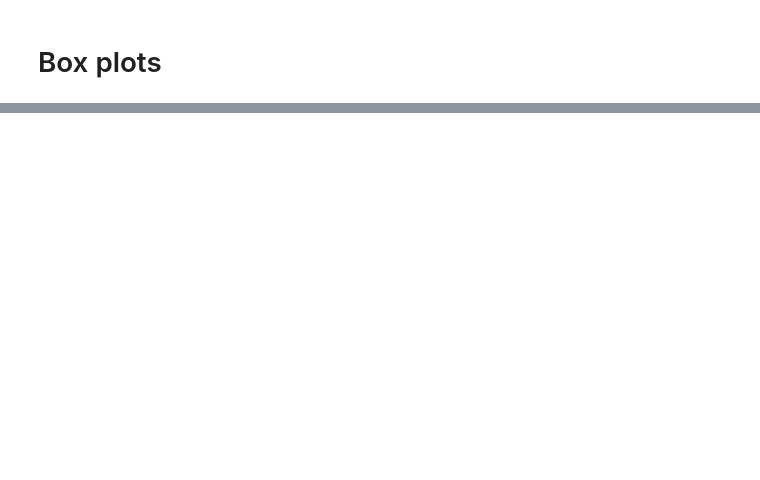
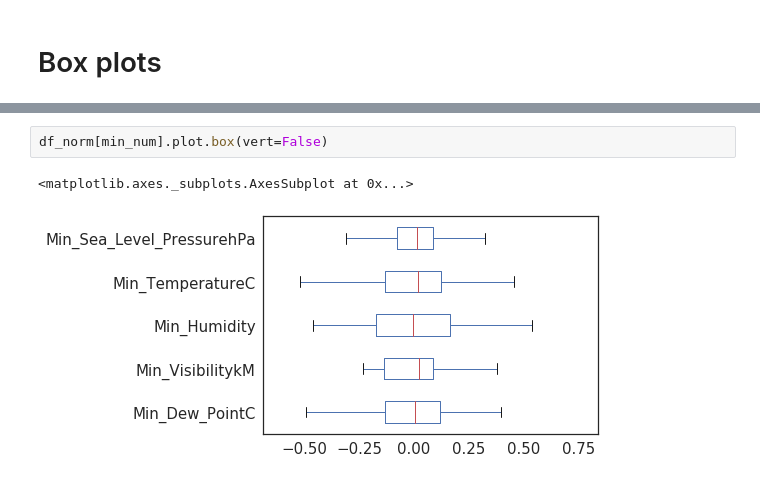
Before and after one commit to mirkomantovani/DMTM-project-BIP, a Jupyter notebook: 1.1_Exploration_Measure_of_Spread.ipynb, the cells around one changed output, grey strips where cells are left out. Saved outputs shown, nothing was run; the diff lists cells and outputs as text; blank space fills up the shorter version.

```diff
--- a/1.1_Exploration_Measure_of_Spread.ipynb
+++ b/1.1_Exploration_Measure_of_Spread.ipynb
@@ -168,0 +211,5 @@ NameError: name 'numerical_variables_with_class' is not defined
+# %%
+df_norm[min_num].plot.box(vert=False)
+# %% [output]
+<matplotlib.axes._subplots.AxesSubplot at 0x...>
+[figure, added]
```
Also changed, not shown: parts of 18 cells of this notebook.
